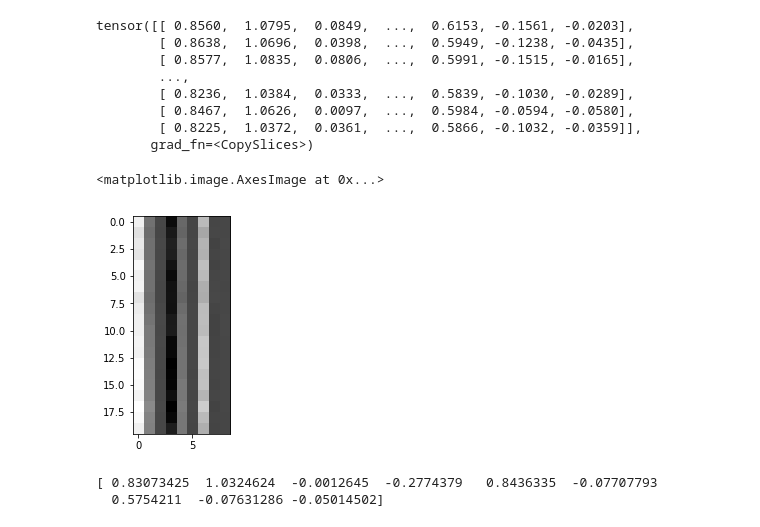
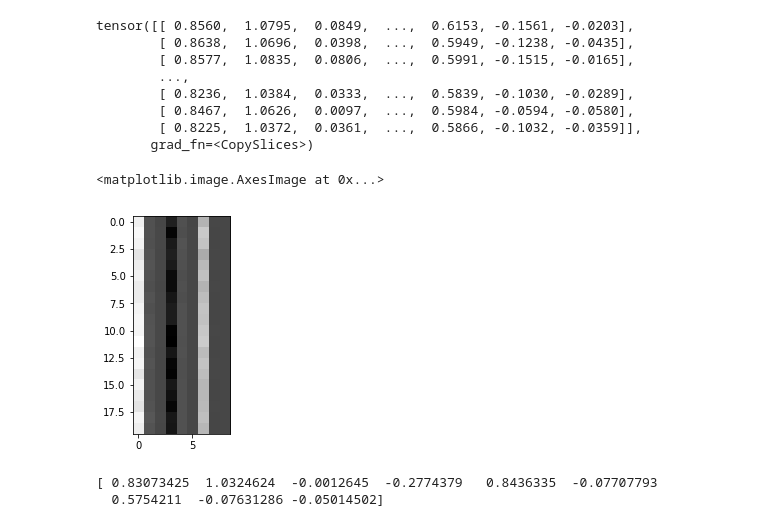
Before and after one commit to FrankWJW/MSc-dissertation, a Jupyter notebook: stock_conditional_TS.ipynb, the cells around one changed output. Drawn from its saved outputs; the diff is of its cells as text; code cells hidden in the pictures.

```diff
--- a/stock_conditional_TS.ipynb
+++ b/stock_conditional_TS.ipynb
@@ -517,11 +517,11 @@ tensor([[ 0.8560,  1.0795,  0.0849,  ...,  0.6153, -0.1561, -0.0203],
 # %%
 image = validateData.view(602,-1).float()
 grad_img = grad.data
 
-plt.imshow(grad_img[300:320,:] * image[300:320,:], cmap=plt.get_cmap('gray'))
+plt.imshow(grad_img[500:520,:] * image[500:520,:], cmap=plt.get_cmap('gray'))
 # %% [output]
 <matplotlib.image.AxesImage at 0x...>
-[figure, old version]
+[figure, new version]
 # %%
 data = grad_img
 data = data.numpy()
```
